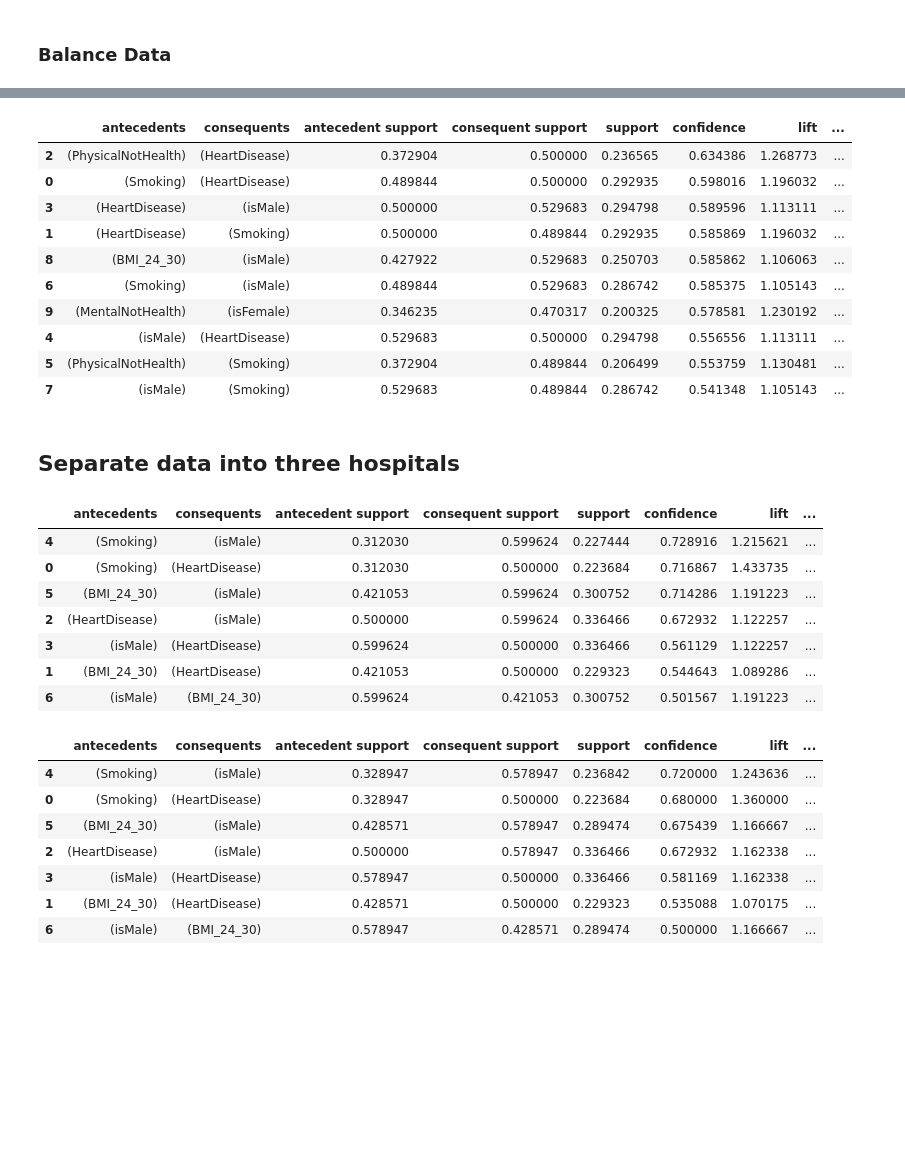
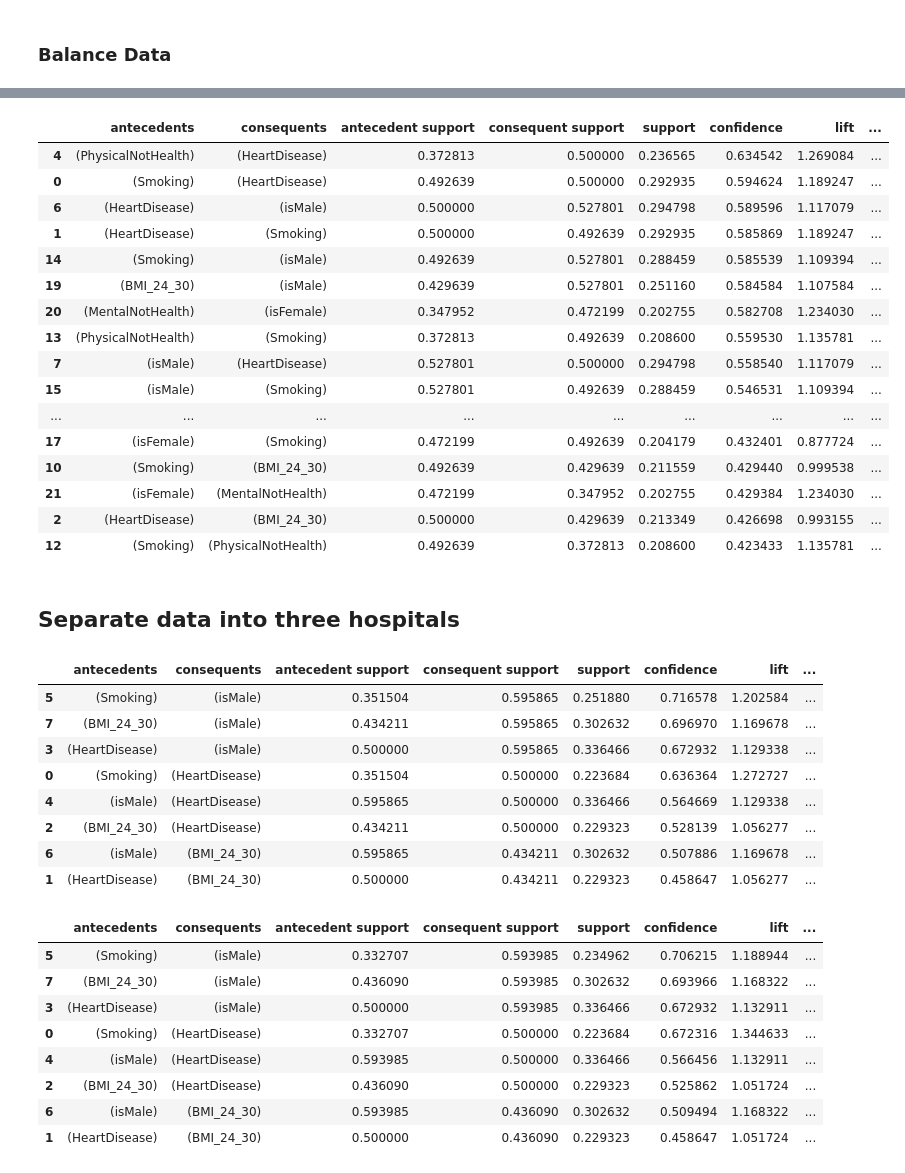
Before and after one commit to NTUCSRC/Association-Rule-Mining-with-SMC, a Jupyter notebook: association-rule-mining/apriori-fast-heart.ipynb, the cells around one changed output, grey strips where cells are left out. Cells and saved outputs as stored; diff of their text form; code cells hidden in the pictures; blank space fills up the shorter version.

Commit message:
Update minimum confidence

```diff
--- a/association-rule-mining/apriori-fast-heart.ipynb
+++ b/association-rule-mining/apriori-fast-heart.ipynb
@@ -56,21 +56,27 @@ df_apriori.head(20)
 # %%
-df_association= association_rules(df_apriori, metric="confidence", min_threshold=0.5)
+df_association= association_rules(df_apriori, metric="confidence", min_threshold=0.4)
 df_association.to_csv('../data/clean/association_rules.csv', index=False)
 
 df_association.sort_values(by='confidence', ascending=False, inplace=True)
 df_association.head(20)
 # %% [output]
 |  | antecedents | consequents | antecedent support | consequent support | support | confidence | lift | ... |
-| 2 | (PhysicalNotHealth) | (HeartDisease) | 0.372904 | 0.500000 | 0.236565 | 0.634386 | 1.268773 | ... |
-| 0 | (Smoking) | (HeartDisease) | 0.489844 | 0.500000 | 0.292935 | 0.598016 | 1.196032 | ... |
-| 3 | (HeartDisease) | (isMale) | 0.500000 | 0.529683 | 0.294798 | 0.589596 | 1.113111 | ... |
-| 1 | (HeartDisease) | (Smoking) | 0.500000 | 0.489844 | 0.292935 | 0.585869 | 1.196032 | ... |
-| 8 | (BMI_24_30) | (isMale) | 0.427922 | 0.529683 | 0.250703 | 0.585862 | 1.106063 | ... |
-| 6 | (Smoking) | (isMale) | 0.489844 | 0.529683 | 0.286742 | 0.585375 | 1.105143 | ... |
-| 9 | (MentalNotHealth) | (isFemale) | 0.346235 | 0.470317 | 0.200325 | 0.578581 | 1.230192 | ... |
-| 4 | (isMale) | (HeartDisease) | 0.529683 | 0.500000 | 0.294798 | 0.556556 | 1.113111 | ... |
-| 5 | (PhysicalNotHealth) | (Smoking) | 0.372904 | 0.489844 | 0.206499 | 0.553759 | 1.130481 | ... |
-| 7 | (isMale) | (Smoking) | 0.529683 | 0.489844 | 0.286742 | 0.541348 | 1.105143 | ... |
+| 4 | (PhysicalNotHealth) | (HeartDisease) | 0.372813 | 0.500000 | 0.236565 | 0.634542 | 1.269084 | ... |
+| 0 | (Smoking) | (HeartDisease) | 0.492639 | 0.500000 | 0.292935 | 0.594624 | 1.189247 | ... |
+| 6 | (HeartDisease) | (isMale) | 0.500000 | 0.527801 | 0.294798 | 0.589596 | 1.117079 | ... |
+| 1 | (HeartDisease) | (Smoking) | 0.500000 | 0.492639 | 0.292935 | 0.585869 | 1.189247 | ... |
+| 14 | (Smoking) | (isMale) | 0.492639 | 0.527801 | 0.288459 | 0.585539 | 1.109394 | ... |
+| 19 | (BMI_24_30) | (isMale) | 0.429639 | 0.527801 | 0.251160 | 0.584584 | 1.107584 | ... |
+| 20 | (MentalNotHealth) | (isFemale) | 0.347952 | 0.472199 | 0.202755 | 0.582708 | 1.234030 | ... |
+| 13 | (PhysicalNotHealth) | (Smoking) | 0.372813 | 0.492639 | 0.208600 | 0.559530 | 1.135781 | ... |
+| 7 | (isMale) | (HeartDisease) | 0.527801 | 0.500000 | 0.294798 | 0.558540 | 1.117079 | ... |
+| 15 | (isMale) | (Smoking) | 0.527801 | 0.492639 | 0.288459 | 0.546531 | 1.109394 | ... |
+| ... | ... | ... | ... | ... | ... | ... | ... | ... |
+| 17 | (isFemale) | (Smoking) | 0.472199 | 0.492639 | 0.204179 | 0.432401 | 0.877724 | ... |
+| 10 | (Smoking) | (BMI_24_30) | 0.492639 | 0.429639 | 0.211559 | 0.429440 | 0.999538 | ... |
+| 21 | (isFemale) | (MentalNotHealth) | 0.472199 | 0.347952 | 0.202755 | 0.429384 | 1.234030 | ... |
+| 2 | (HeartDisease) | (BMI_24_30) | 0.500000 | 0.429639 | 0.213349 | 0.426698 | 0.993155 | ... |
+| 12 | (Smoking) | (PhysicalNotHealth) | 0.492639 | 0.372813 | 0.208600 | 0.423433 | 1.135781 | ... |
 # %% [markdown]
 ## Separate data into three hospitals
 # %%
@@ -79,40 +85,42 @@ df_1 = df_1.drop(columns=['SleepTime_6_8'])
 y_1 = df_1['HeartDisease'].to_numpy()
 df_sample_1, y_sample = undersample.fit_resample(df_1, y_1)
 df_apriori_1 = apriori(df_sample_1, min_support=0.2, use_colnames=True)
-df_association_1 = association_rules(df_apriori_1, metric="confidence", min_threshold=0.5)
+df_association_1 = association_rules(df_apriori_1, metric="confidence", min_threshold=0.45)
 
 # sort by confidence
 df_association_1.sort_values(by='confidence', ascending=False, inplace=True)
 df_association_1.head(20)
 # %% [output]
 |  | antecedents | consequents | antecedent support | consequent support | support | confidence | lift | ... |
-| 4 | (Smoking) | (isMale) | 0.312030 | 0.599624 | 0.227444 | 0.728916 | 1.215621 | ... |
-| 0 | (Smoking) | (HeartDisease) | 0.312030 | 0.500000 | 0.223684 | 0.716867 | 1.433735 | ... |
-| 5 | (BMI_24_30) | (isMale) | 0.421053 | 0.599624 | 0.300752 | 0.714286 | 1.191223 | ... |
-| 2 | (HeartDisease) | (isMale) | 0.500000 | 0.599624 | 0.336466 | 0.672932 | 1.122257 | ... |
-| 3 | (isMale) | (HeartDisease) | 0.599624 | 0.500000 | 0.336466 | 0.561129 | 1.122257 | ... |
-| 1 | (BMI_24_30) | (HeartDisease) | 0.421053 | 0.500000 | 0.229323 | 0.544643 | 1.089286 | ... |
-| 6 | (isMale) | (BMI_24_30) | 0.599624 | 0.421053 | 0.300752 | 0.501567 | 1.191223 | ... |
+| 5 | (Smoking) | (isMale) | 0.351504 | 0.595865 | 0.251880 | 0.716578 | 1.202584 | ... |
+| 7 | (BMI_24_30) | (isMale) | 0.434211 | 0.595865 | 0.302632 | 0.696970 | 1.169678 | ... |
+| 3 | (HeartDisease) | (isMale) | 0.500000 | 0.595865 | 0.336466 | 0.672932 | 1.129338 | ... |
+| 0 | (Smoking) | (HeartDisease) | 0.351504 | 0.500000 | 0.223684 | 0.636364 | 1.272727 | ... |
+| 4 | (isMale) | (HeartDisease) | 0.595865 | 0.500000 | 0.336466 | 0.564669 | 1.129338 | ... |
+| 2 | (BMI_24_30) | (HeartDisease) | 0.434211 | 0.500000 | 0.229323 | 0.528139 | 1.056277 | ... |
+| 6 | (isMale) | (BMI_24_30) | 0.595865 | 0.434211 | 0.302632 | 0.507886 | 1.169678 | ... |
+| 1 | (HeartDisease) | (BMI_24_30) | 0.500000 | 0.434211 | 0.229323 | 0.458647 | 1.056277 | ... |
 # %%
 df_2 = pd.read_csv('../data/clean/heart/heart_part1.csv')
 df_2 = df_2.drop(columns=['SleepTime_6_8'])
 y_2 = df_2['HeartDisease'].to_numpy()
 df_sample_2, y_sample = undersample.fit_resample(df_2, y_2)
 df_apriori_2 = apriori(df_sample_2, min_support=0.2, use_colnames=True)
-df_association_2 = association_rules(df_apriori_2, metric="confidence", min_threshold=0.5)
+df_association_2 = association_rules(df_apriori_2, metric="confidence", min_threshold=0.45)
 
 # sort by confidence
 df_association_2.sort_values(by='confidence', ascending=False, inplace=True)
 df_association_2.head(20)
 # %% [output]
 |  | antecedents | consequents | antecedent support | consequent support | support | confidence | lift | ... |
-| 4 | (Smoking) | (isMale) | 0.328947 | 0.578947 | 0.236842 | 0.720000 | 1.243636 | ... |
-| 0 | (Smoking) | (HeartDisease) | 0.328947 | 0.500000 | 0.223684 | 0.680000 | 1.360000 | ... |
-| 5 | (BMI_24_30) | (isMale) | 0.428571 | 0.578947 | 0.289474 | 0.675439 | 1.166667 | ... |
-| 2 | (HeartDisease) | (isMale) | 0.500000 | 0.578947 | 0.336466 | 0.672932 | 1.162338 | ... |
-| 3 | (isMale) | (HeartDisease) | 0.578947 | 0.500000 | 0.336466 | 0.581169 | 1.162338 | ... |
-| 1 | (BMI_24_30) | (HeartDisease) | 0.428571 | 0.500000 | 0.229323 | 0.535088 | 1.070175 | ... |
-| 6 | (isMale) | (BMI_24_30) | 0.578947 | 0.428571 | 0.289474 | 0.500000 | 1.166667 | ... |
+| 5 | (Smoking) | (isMale) | 0.332707 | 0.593985 | 0.234962 | 0.706215 | 1.188944 | ... |
+| 7 | (BMI_24_30) | (isMale) | 0.436090 | 0.593985 | 0.302632 | 0.693966 | 1.168322 | ... |
+| 3 | (HeartDisease) | (isMale) | 0.500000 | 0.593985 | 0.336466 | 0.672932 | 1.132911 | ... |
+| 0 | (Smoking) | (HeartDisease) | 0.332707 | 0.500000 | 0.223684 | 0.672316 | 1.344633 | ... |
+| 4 | (isMale) | (HeartDisease) | 0.593985 | 0.500000 | 0.336466 | 0.566456 | 1.132911 | ... |
+| 2 | (BMI_24_30) | (HeartDisease) | 0.436090 | 0.500000 | 0.229323 | 0.525862 | 1.051724 | ... |
+| 6 | (isMale) | (BMI_24_30) | 0.593985 | 0.436090 | 0.302632 | 0.509494 | 1.168322 | ... |
+| 1 | (HeartDisease) | (BMI_24_30) | 0.500000 | 0.436090 | 0.229323 | 0.458647 | 1.051724 | ... |
 # %%
 df_3 = pd.read_csv('../data/clean/heart/heart_part1.csv')
 df_3 = df_3.drop(columns=['SleepTime_6_8'])
```
Also changed, not shown: parts of 3 cells of this notebook, 2 other files.
